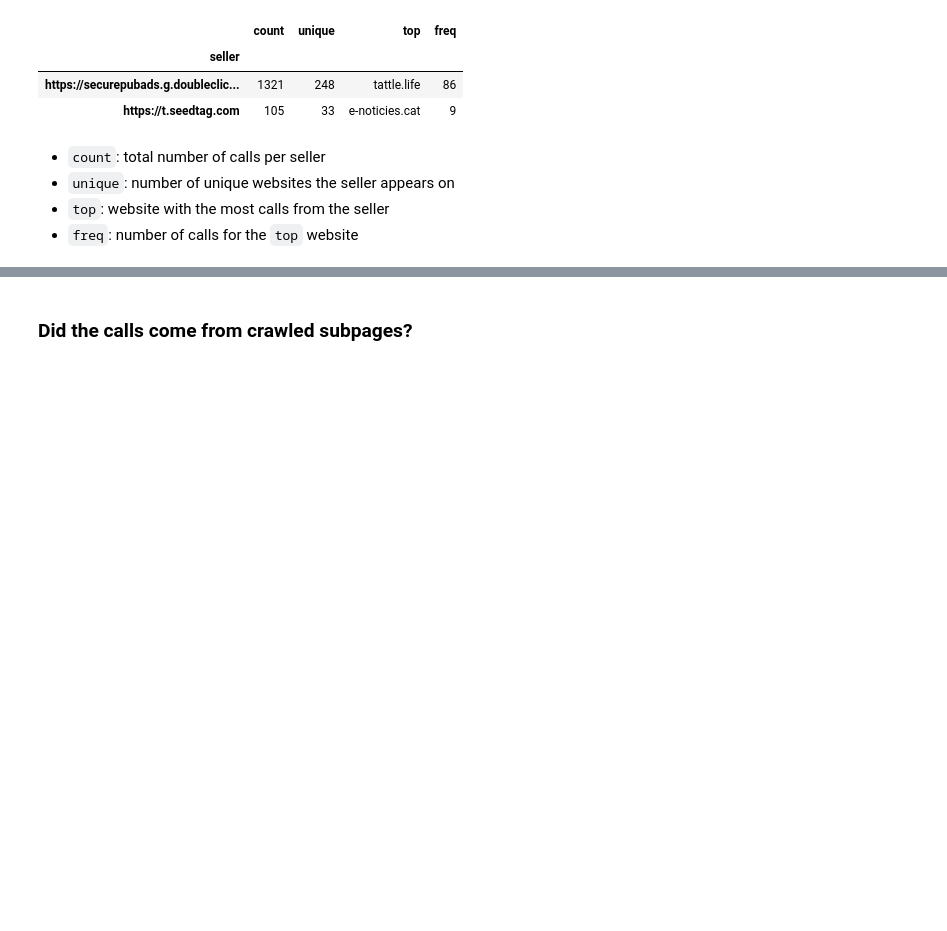
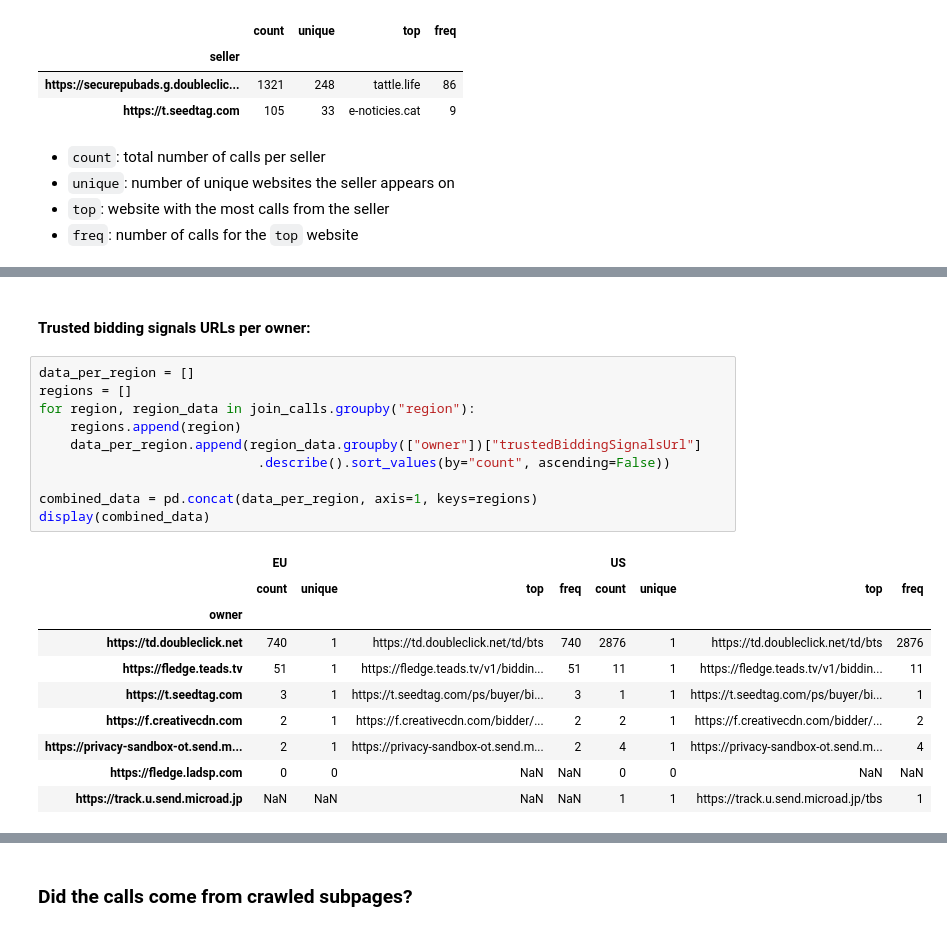
Before and after one commit to MichielP1807/tracker-radar-collector, a Jupyter notebook: post-processing/analysis.ipynb, the cells around one changed output, grey strips where cells are left out. Drawn from its saved outputs; the diff is of its cells as text; blank space fills up the shorter version.

```diff
--- a/post-processing/analysis.ipynb
+++ b/post-processing/analysis.ipynb
@@ -574,0 +594,23 @@ auction_calls.groupby("seller")["finalUrlFld"].describe().sort_values(by="unique
+# %% [markdown]
+#### Trusted bidding signals URLs per owner:
+# %%
+data_per_region = []
+regions = []
+for region, region_data in join_calls.groupby("region"):
+    regions.append(region)
+    data_per_region.append(region_data.groupby(["owner"])["trustedBiddingSignalsUrl"]
+                            .describe().sort_values(by="count", ascending=False))
+
+combined_data = pd.concat(data_per_region, axis=1, keys=regions)
+display(combined_data)
+# %% [output]
+|  | EU |  |  |  | US |  |  |  |
+|  | count | unique | top | freq | count | unique | top | freq |
+| owner |  |  |  |  |  |  |  |  |
+| https://td.doubleclick.net | 740 | 1 | https://td.doubleclick.net/td/bts | 740 | 2876 | 1 | https://td.doubleclick.net/td/bts | 2876 |
+| https://fledge.teads.tv | 51 | 1 | https://fledge.teads.tv/v1/biddin... | 51 | 11 | 1 | https://fledge.teads.tv/v1/biddin... | 11 |
+| https://t.seedtag.com | 3 | 1 | https://t.seedtag.com/ps/buyer/bi... | 3 | 1 | 1 | https://t.seedtag.com/ps/buyer/bi... | 1 |
+| https://f.creativecdn.com | 2 | 1 | https://f.creativecdn.com/bidder/... | 2 | 2 | 1 | https://f.creativecdn.com/bidder/... | 2 |
+| https://privacy-sandbox-ot.send.m... | 2 | 1 | https://privacy-sandbox-ot.send.m... | 2 | 4 | 1 | https://privacy-sandbox-ot.send.m... | 4 |
+| https://fledge.ladsp.com | 0 | 0 | NaN | NaN | 0 | 0 | NaN | NaN |
+| https://track.u.send.microad.jp | NaN | NaN | NaN | NaN | 1 | 1 | https://track.u.send.microad.jp/tbs | 1 |
```
Also changed, not shown: parts of 9 cells of this notebook.
